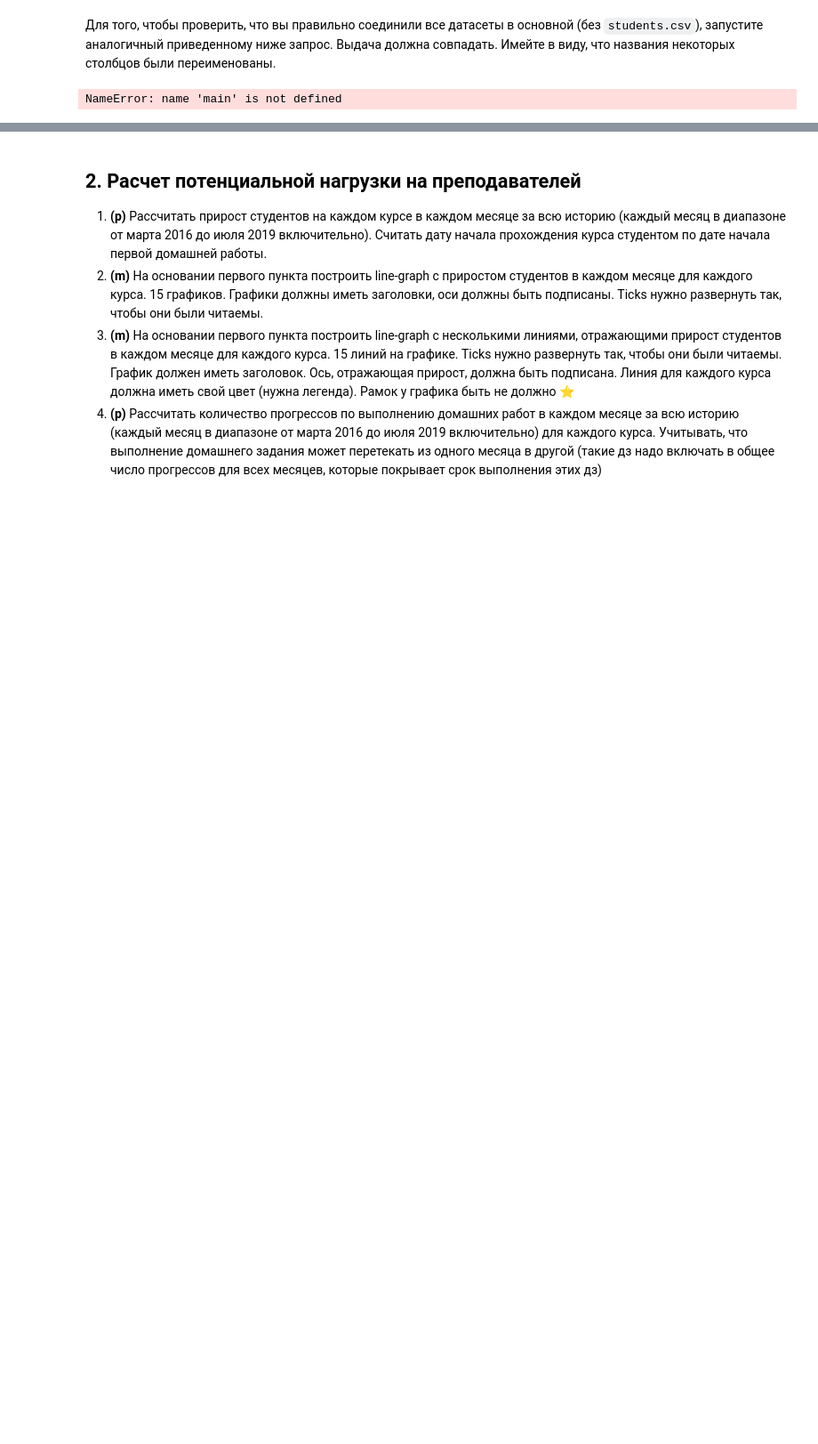
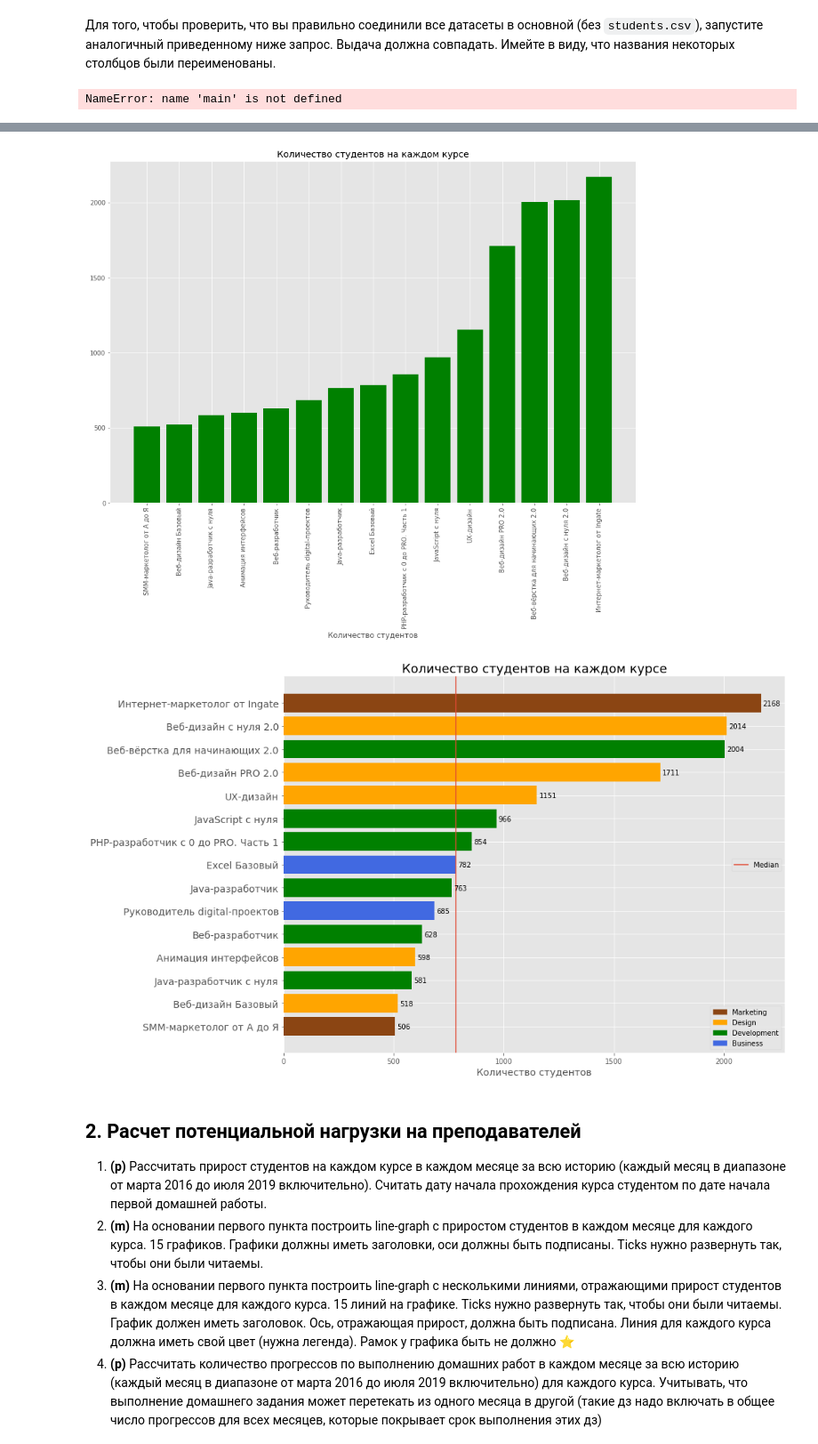
Before and after one commit to Dreeamcatcher/repo, a Jupyter notebook: skillbox/Data analytics - junior/course works/1/Coursework_analytics_1.ipynb, the cells around one changed output, grey strips where cells are left out. Shown at 89% size. Saved outputs shown, nothing was run; the diff lists cells and outputs as text; code cells hidden in the pictures; blank space fills up the shorter version.

```diff
--- a/skillbox/Data analytics - junior/course works/1/Coursework_analytics_1.ipynb
+++ b/skillbox/Data analytics - junior/course works/1/Coursework_analytics_1.ipynb
@@ -157,7 +160,14 @@ temp_df = courses_df[['course_title', 'module_title','lesson_title']].groupby(['
 print(temp_df.groupby(['course_title']).agg({'lesson_title': [np.median]}))
 
 print('\nКоличество учеников на каждом курсе:')
-print(main.groupby('course_title')['student_id'].nunique())
+students_on_course = main.groupby('course_title')['student_id'].nunique()
+print(students_on_course)
+students_on_course = students_on_course.reset_index()
+students_on_course.rename(columns={'student_id':'count_students'}, inplace=True)
+# присоединяем данные о сферах курсов
+students_on_course = pd.merge(students_on_course, data['courses'][['title','field']], how='left', left_on='course_title', right_on='title')
+del students_on_course['title']
+students_on_course.sort_values('count_students', inplace=True)
 
 print('\nМинимальный, максимальный, средний, медианный возраст студентов:')
 print(students_df[pd.isna(students_df.age) == False].groupby(['id','age']).count().reset_index()['age'].apply({
@@ -189,6 +199,55 @@ UX-дизайн                              20
 is deprecated and will be removed in a future version
   # Remove the CWD from sys.path while we load stuff.
 is deprecated and will be removed in a future version
+# %%
+# ЗАДАНИЕ 2
+# 2.1
+plt.style.use('ggplot')
+fig, subplot = plt.subplots()
+fig.set_size_inches(15, 10)
+x = students_on_course.course_title
+y = students_on_course.count_students
+plt.bar(x, y, color='green')
+plt.xlabel("Количество студентов")
+plt.title("Количество студентов на каждом курсе")
+plt.xticks(x, rotation=90)
+plt.show()
+
+# 2.2
+fig, subplot = plt.subplots()
+fig.set_size_inches(13, 10)
+# готовим данные для графика
+fields_list = students_on_course.field.unique()
+colors = ['saddlebrown', 'orange', 'green', 'royalblue', 'mediumorchid', 'coral']
+y = students_on_course.course_title
+x = students_on_course.count_students
+# подписи со значением на каждом баре
+for i, v in enumerate(x):
+    subplot.text(v + 10, i - .1, str(v), color='black')
+# рисуем бары
+for i, item in enumerate(students_on_course.values):
+    plt.barh(item[0], item[1], color=colors[np.where(fields_list == item[2])[0][0]])
+# делаем  легенду по группам
+handles = [mpatches.Patch(color=colors[i], label=field) for i, field in enumerate(fields_list)]
+legend1 = plt.legend(handles=handles, loc=4)
+# подписи осей
+plt.yticks(y, fontsize=14)
+plt.xlabel("Количество студентов", fontsize=14)
+plt.title("Количество студентов на каждом курсе", fontsize=18)
+# рисуем медиану и легенду для нее
+median_line = plt.axvline(np.median(x), label='Median')
+legend2 = plt.legend([median_line], ['Median'], loc="right")
+subplot.add_artist(legend1)
+# удаляем рамку
+subplot.spines['top'].set_visible(False)
+subplot.spines['right'].set_visible(False)
+subplot.spines['bottom'].set_visible(False)
+subplot.spines['left'].set_visible(False)
+
+plt.show()
+# %% [output]
+[figure, added]
+[figure, added]
 # %% [markdown]
 ## 2. Расчет потенциальной нагрузки на преподавателей
 
```
Also changed, not shown: parts of 2 cells of this notebook.
